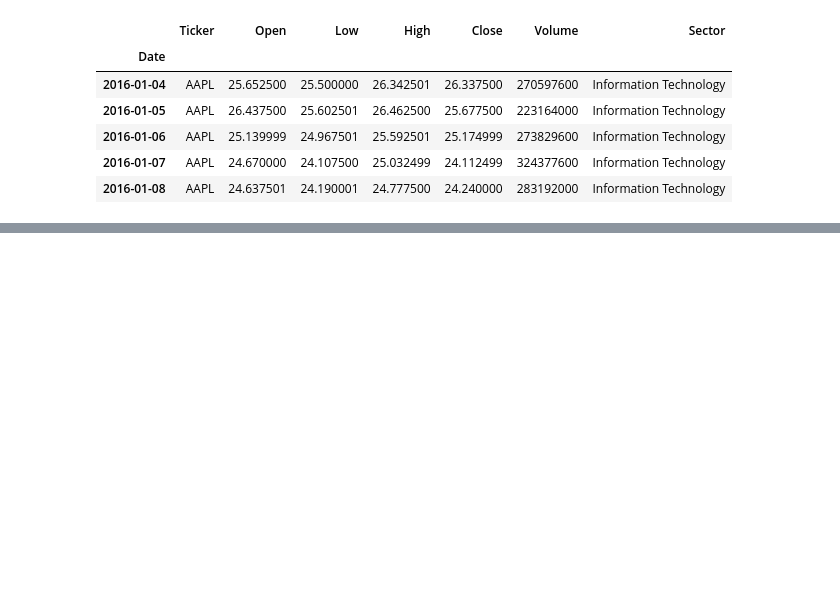
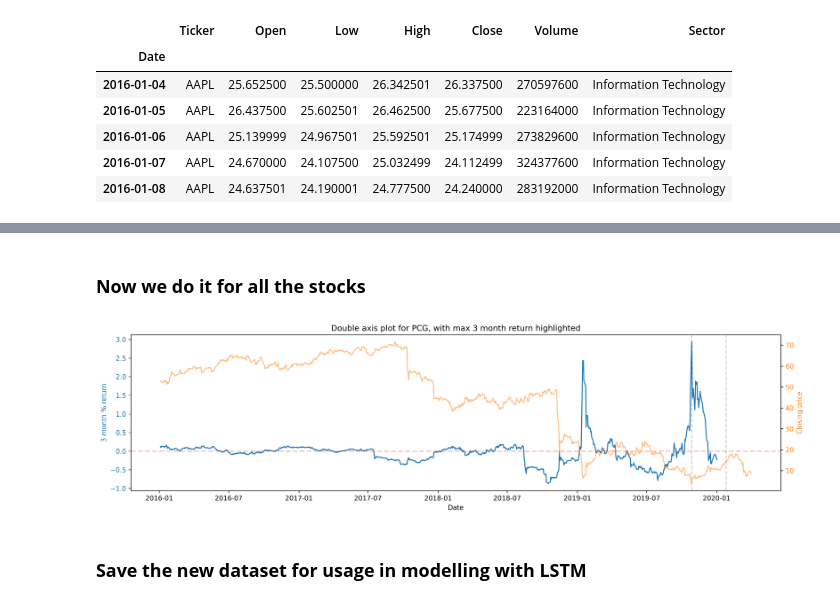
Before and after one commit to nico965j/financial-forecasting-bachelor, a Jupyter notebook: dataset-processing.ipynb, the cells around one changed output, grey strips where cells are left out. Saved outputs shown, nothing was run; the diff lists cells and outputs as text; code cells hidden in the pictures; blank space fills up the shorter version.

```diff
--- a/dataset-processing.ipynb
+++ b/dataset-processing.ipynb
@@ -18,3 +19,5 @@ raw_stock_data.head()
 | 2016-01-06 | MMM | 145.589996 | 143.419998 | 145.759995 | 144.490005 | 2997100 | Industrials |
 | 2016-01-07 | MMM | 142.520004 | 140.630005 | 143.130005 | 140.970001 | 3553500 | Industrials |
 | 2016-01-08 | MMM | 141.360001 | 140.220001 | 142.500000 | 140.490005 | 2664000 | Industrials |
+# %%
+stock_tickers = pd.Series(raw_stock_data.Ticker.unique())
@@ -93,0 +202,5 @@ plt.show()
+# %% [markdown]
+### **Now we do it for all the stocks**
+# %%
+# we want the 3 month return for each ticker, and here we concat them together so they can create the new column next cell
+returns_series = pd.concat([ThreeMonthReturn(raw_stock_data[raw_stock_data['Ticker'] == ticker]['Close'].copy()) for ticker in stock_tickers])
@@ -93,0 +210,13 @@ plt.show()
+# %%
+raw_stock_data['3month_return'] = returns_series
+# %%
+ReturnsPlot(raw_stock_data[raw_stock_data['Ticker'] == 'PCG'],
+            'Double axis plot for PCG, with max 3 month return highlighted',
+            double_axis=True,
+            fig_kwargs={'figsize': (15, 4), 'dpi': 300},
+            grid=False,
+            max_return=True,)
+# %% [output]
+[figure, added]
+# %% [markdown]
+### **Save the new dataset for usage in modelling with LSTM**
```
Also changed, not shown: parts of 17 cells of this notebook, 2 other files.
